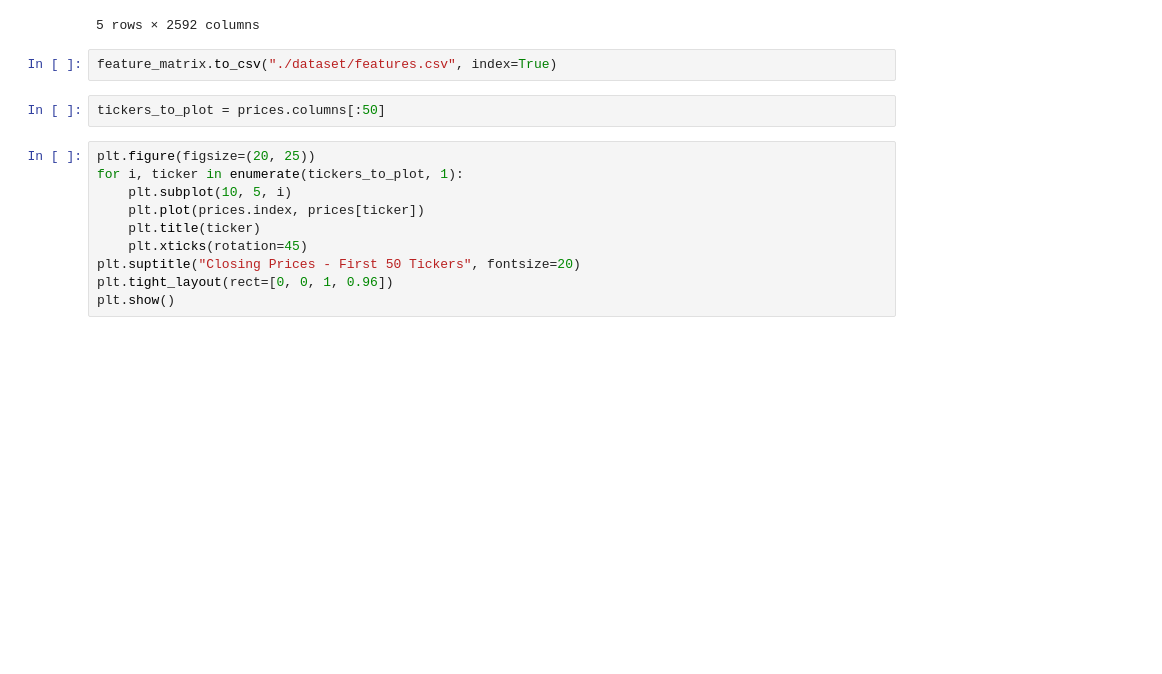
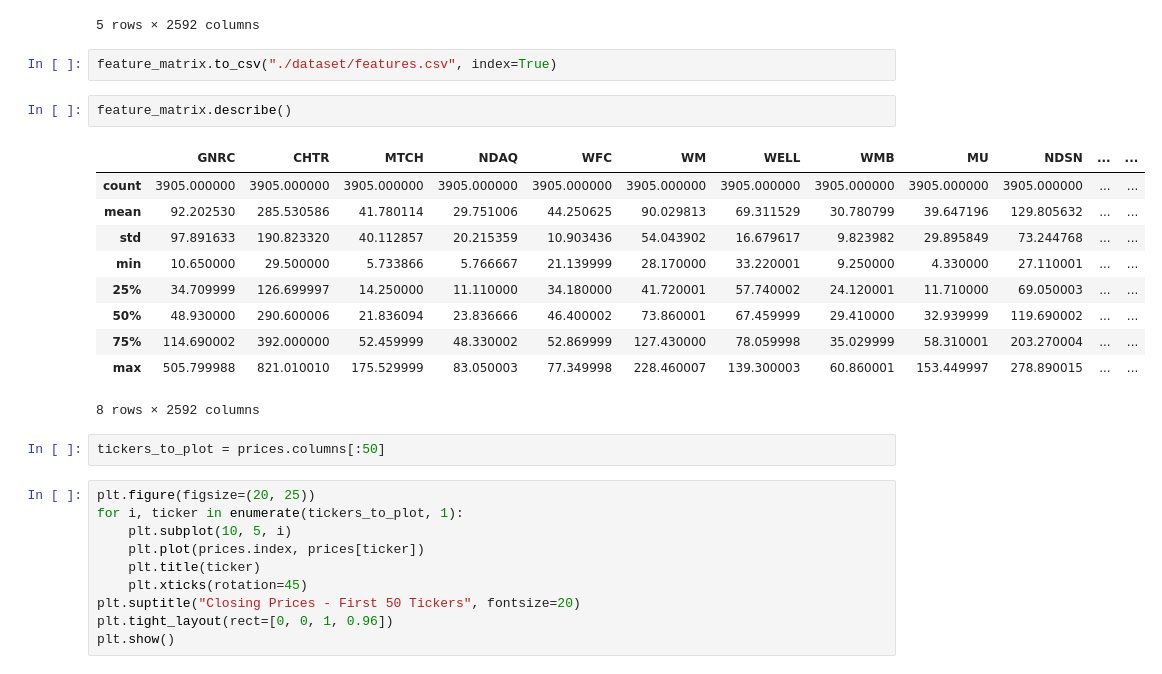
Before and after one commit to Priyankaa2503/Machine-Learning-Based-Pairs-Trading, a Jupyter notebook: feat_engg.ipynb, the cells around one changed output. Saved outputs shown, nothing was run; the diff lists cells and outputs as text; blank space fills up the shorter version.

```diff
--- a/feat_engg.ipynb
+++ b/feat_engg.ipynb
@@ -184,6 +184,19 @@ feature_matrix.head()
 5 rows × 2592 columns
 # %%
 feature_matrix.to_csv("./dataset/features.csv", index=True)
+# %%
+feature_matrix.describe()
+# %% [output]
+|  | GNRC | CHTR | MTCH | NDAQ | WFC | WM | WELL | WMB | MU | NDSN | ... | ... |
+| count | 3905.000000 | 3905.000000 | 3905.000000 | 3905.000000 | 3905.000000 | 3905.000000 | 3905.000000 | 3905.000000 | 3905.000000 | 3905.000000 | ... | ... |
+| mean | 92.202530 | 285.530586 | 41.780114 | 29.751006 | 44.250625 | 90.029813 | 69.311529 | 30.780799 | 39.647196 | 129.805632 | ... | ... |
+| std | 97.891633 | 190.823320 | 40.112857 | 20.215359 | 10.903436 | 54.043902 | 16.679617 | 9.823982 | 29.895849 | 73.244768 | ... | ... |
+| min | 10.650000 | 29.500000 | 5.733866 | 5.766667 | 21.139999 | 28.170000 | 33.220001 | 9.250000 | 4.330000 | 27.110001 | ... | ... |
+| 25% | 34.709999 | 126.699997 | 14.250000 | 11.110000 | 34.180000 | 41.720001 | 57.740002 | 24.120001 | 11.710000 | 69.050003 | ... | ... |
+| 50% | 48.930000 | 290.600006 | 21.836094 | 23.836666 | 46.400002 | 73.860001 | 67.459999 | 29.410000 | 32.939999 | 119.690002 | ... | ... |
+| 75% | 114.690002 | 392.000000 | 52.459999 | 48.330002 | 52.869999 | 127.430000 | 78.059998 | 35.029999 | 58.310001 | 203.270004 | ... | ... |
+| max | 505.799988 | 821.010010 | 175.529999 | 83.050003 | 77.349998 | 228.460007 | 139.300003 | 60.860001 | 153.449997 | 278.890015 | ... | ... |
+8 rows × 2592 columns
 # %%
 tickers_to_plot = prices.columns[:50]
 # %%
```
